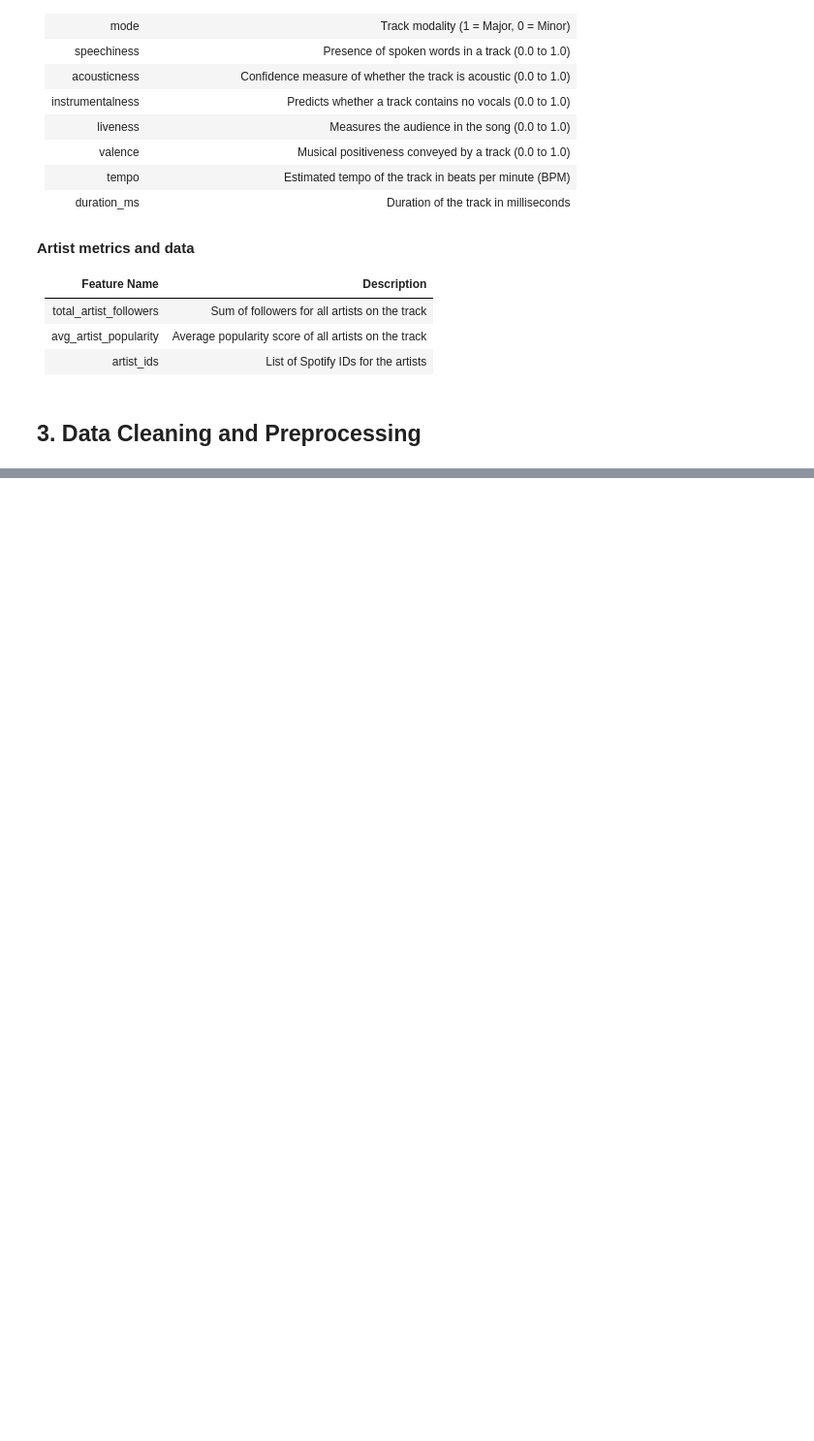
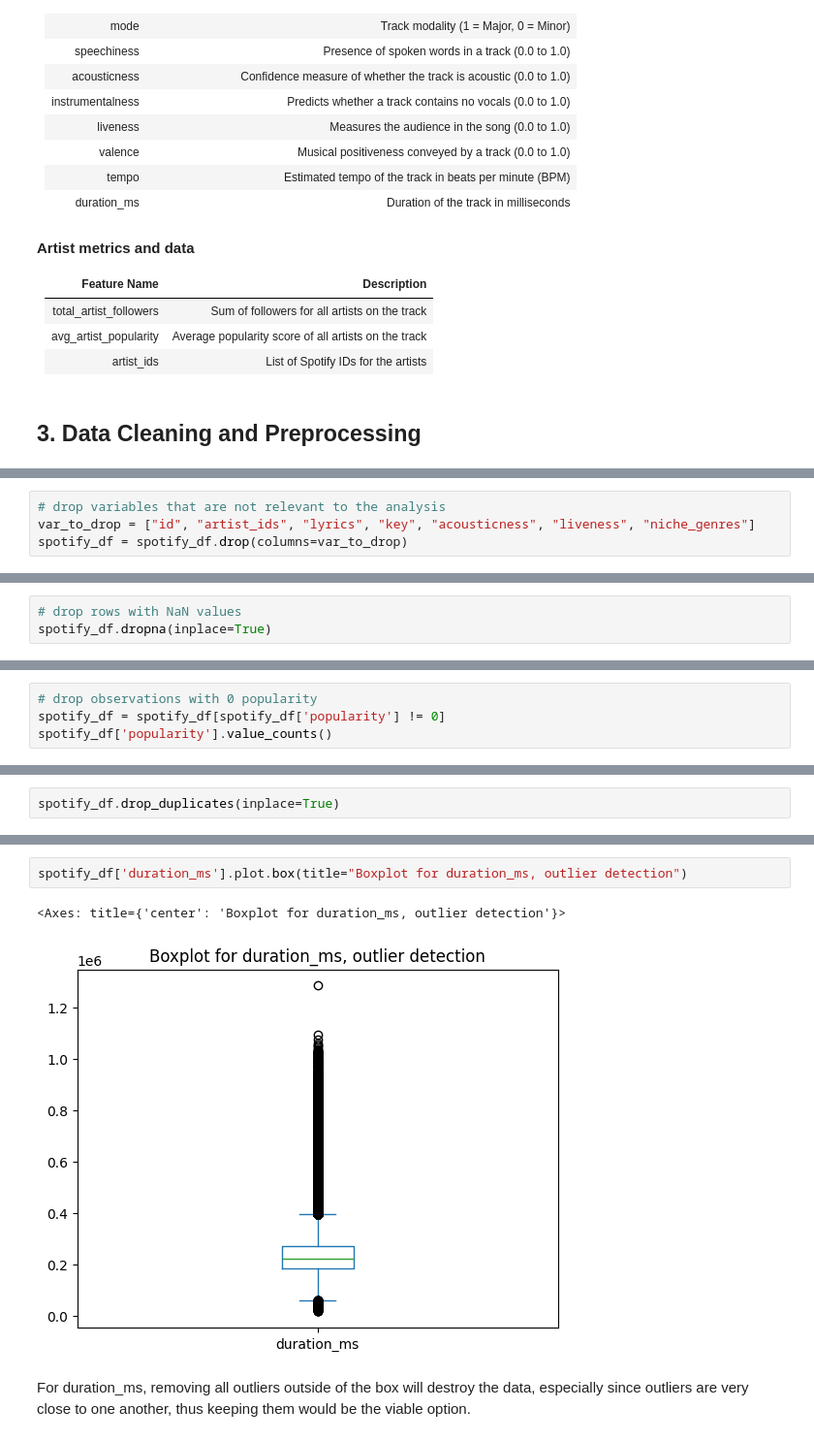
Before and after one commit to LSTJ23/CSMODEL-MCO, a Jupyter notebook: MCO1_finalNotebook.ipynb, the cells around one changed output, grey strips where cells are left out. Shown at 97% size. Saved outputs shown, nothing was run; the diff lists cells and outputs as text; blank space fills up the shorter version.

Commit message:
completed 3. Data Cleaning and Preprocessing

```diff
--- a/MCO1_finalNotebook.ipynb
+++ b/MCO1_finalNotebook.ipynb
@@ -98,0 +104,4 @@ The structure of this dataset consists of the individual songs listed in each ro
+# %%
+# drop variables that are not relevant to the analysis
+var_to_drop = ["id", "artist_ids", "lyrics", "key", "acousticness", "liveness", "niche_genres"]
+spotify_df = spotify_df.drop(columns=var_to_drop)
@@ -98,0 +173,3 @@ The structure of this dataset consists of the individual songs listed in each ro
+# %%
+# drop rows with NaN values
+spotify_df.dropna(inplace=True)
@@ -98,0 +221,4 @@ The structure of this dataset consists of the individual songs listed in each ro
+# %%
+# drop observations with 0 popularity
+spotify_df = spotify_df[spotify_df['popularity'] != 0]
+spotify_df['popularity'].value_counts()
@@ -98,0 +285,2 @@ The structure of this dataset consists of the individual songs listed in each ro
+# %%
+spotify_df.drop_duplicates(inplace=True)
@@ -98,0 +386,7 @@ The structure of this dataset consists of the individual songs listed in each ro
+# %%
+spotify_df['duration_ms'].plot.box(title="Boxplot for duration_ms, outlier detection")
+# %% [output]
+<Axes: title={'center': 'Boxplot for duration_ms, outlier detection'}>
+[figure, added]
+# %% [markdown]
+For duration_ms, removing all outliers outside of the box will destroy the data, especially since outliers are very close to one another, thus keeping them would be the viable option.
```
Also changed, not shown: parts of 42 cells of this notebook.
